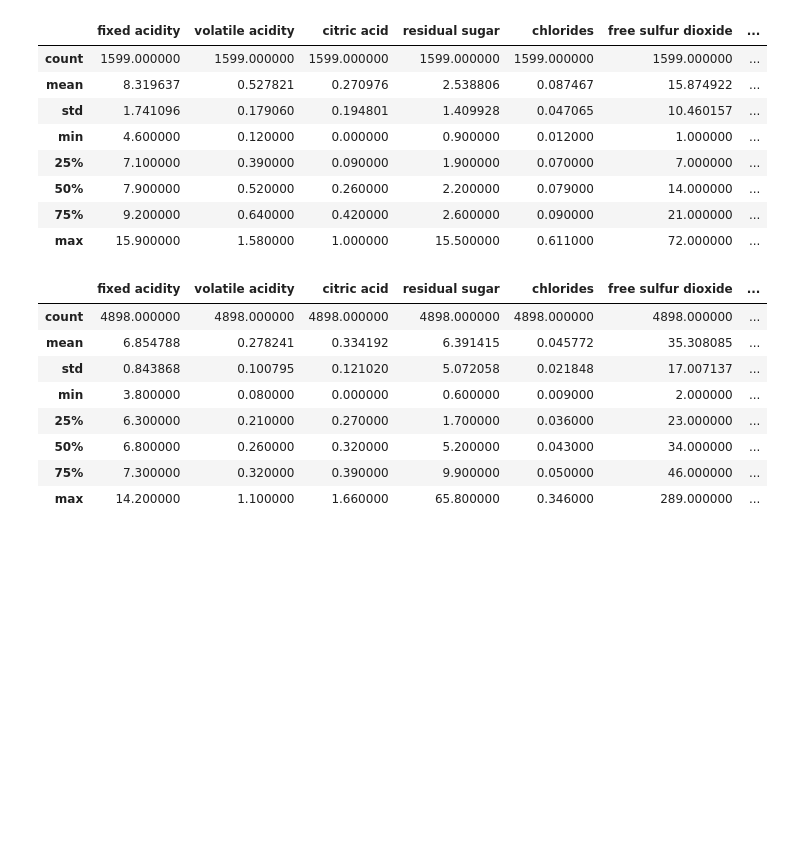
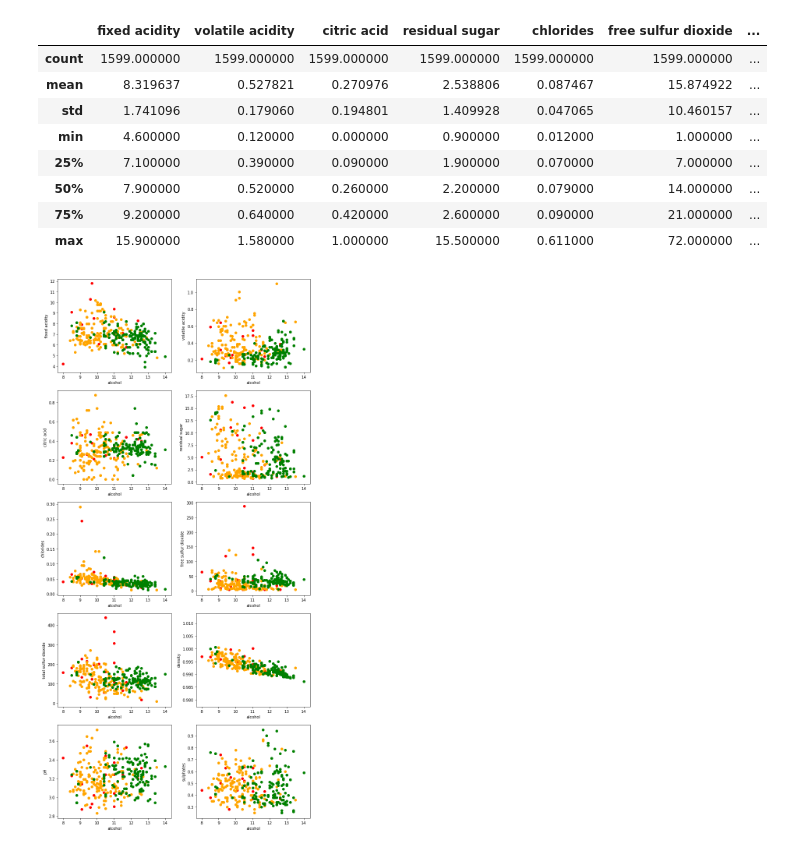
Before and after one commit to GeJulia/wineForTheWin, a Jupyter notebook: Julia.ipynb, the cells around one changed output. Saved outputs shown, nothing was run; the diff lists cells and outputs as text; code cells hidden in the pictures; blank space fills up the shorter version.

```diff
--- a/Julia.ipynb
+++ b/Julia.ipynb
@@ -5,6 +6,6 @@ import matplotlib as pll
 # %%
-red = pd.read_csv('winequality-red1.csv')
-white = pd.read_csv('winequality-white1.csv')
+red = pd.read_csv('data/winequality-red1.csv')
+white = pd.read_csv('data/winequality-white1.csv')
 # %%
 red.describe()
 # %% [output]
@@ -17,15 +18,32 @@ red.describe()
 | 50% | 7.900000 | 0.520000 | 0.260000 | 2.200000 | 0.079000 | 14.000000 | ... |
 | 75% | 9.200000 | 0.640000 | 0.420000 | 2.600000 | 0.090000 | 21.000000 | ... |
 | max | 15.900000 | 1.580000 | 1.000000 | 15.500000 | 0.611000 | 72.000000 | ... |
-# %%
-white.describe()
-# %% [output]
-|  | fixed acidity | volatile acidity | citric acid | residual sugar | chlorides | free sulfur dioxide | ... |
-| count | 4898.000000 | 4898.000000 | 4898.000000 | 4898.000000 | 4898.000000 | 4898.000000 | ... |
-| mean | 6.854788 | 0.278241 | 0.334192 | 6.391415 | 0.045772 | 35.308085 | ... |
-| std | 0.843868 | 0.100795 | 0.121020 | 5.072058 | 0.021848 | 17.007137 | ... |
-| min | 3.800000 | 0.080000 | 0.000000 | 0.600000 | 0.009000 | 2.000000 | ... |
-| 25% | 6.300000 | 0.210000 | 0.270000 | 1.700000 | 0.036000 | 23.000000 | ... |
-| 50% | 6.800000 | 0.260000 | 0.320000 | 5.200000 | 0.043000 | 34.000000 | ... |
-| 75% | 7.300000 | 0.320000 | 0.390000 | 9.900000 | 0.050000 | 46.000000 | ... |
-| max | 14.200000 | 1.100000 | 1.660000 | 65.800000 | 0.346000 | 289.000000 | ... |
+# %%
+plt.figure(9, (10,20))
+i = 1
+mainColumn = 'alcohol'
+for column in white:
+    if (column != 'quality') & (column != 'quality class') & (column != mainColumn):
+        plt.subplot(5,2,i)
+        i += 1
+        plt.tight_layout()
+        plt.xlabel(mainColumn)
+        plt.ylabel(column)
+        for name, group in white.groupby('quality'):
+            if name == 3:
+                color = 'red'
+            elif name == 4:
+                color = 'orange'
+            elif name == 5:
+                color = 'goldenrod'
+            elif name == 6:
+                color = 'yellow'
+            elif name == 7:
+                color = 'yellowgreen'
+            else:
+                color = 'green'
+            if (name not in range(5,8)):
+                plt.scatter(group[mainColumn], group[column], c=color, label=name)
+plt.show()
+# %% [output]
+[figure, added]
```
Also changed, not shown: parts of 5 cells of this notebook.
